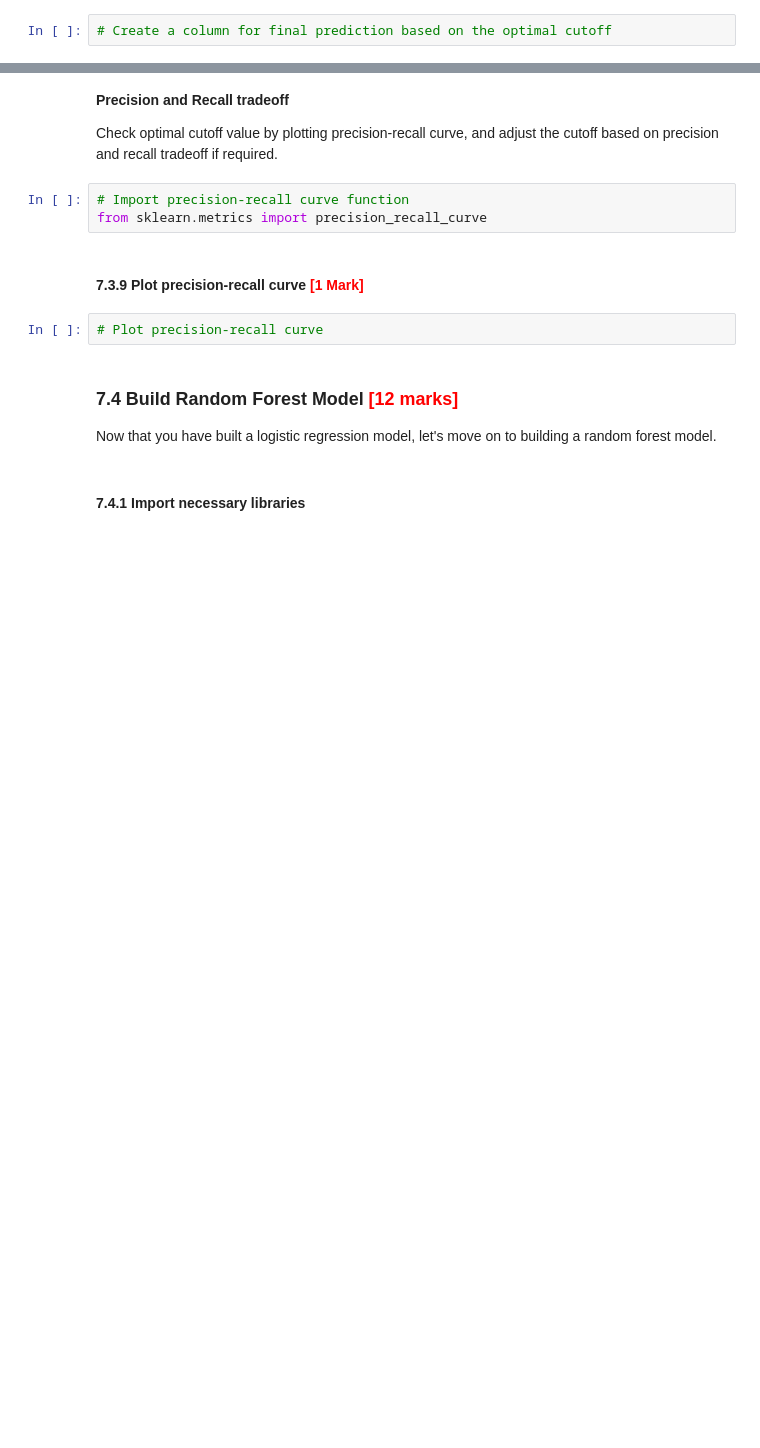
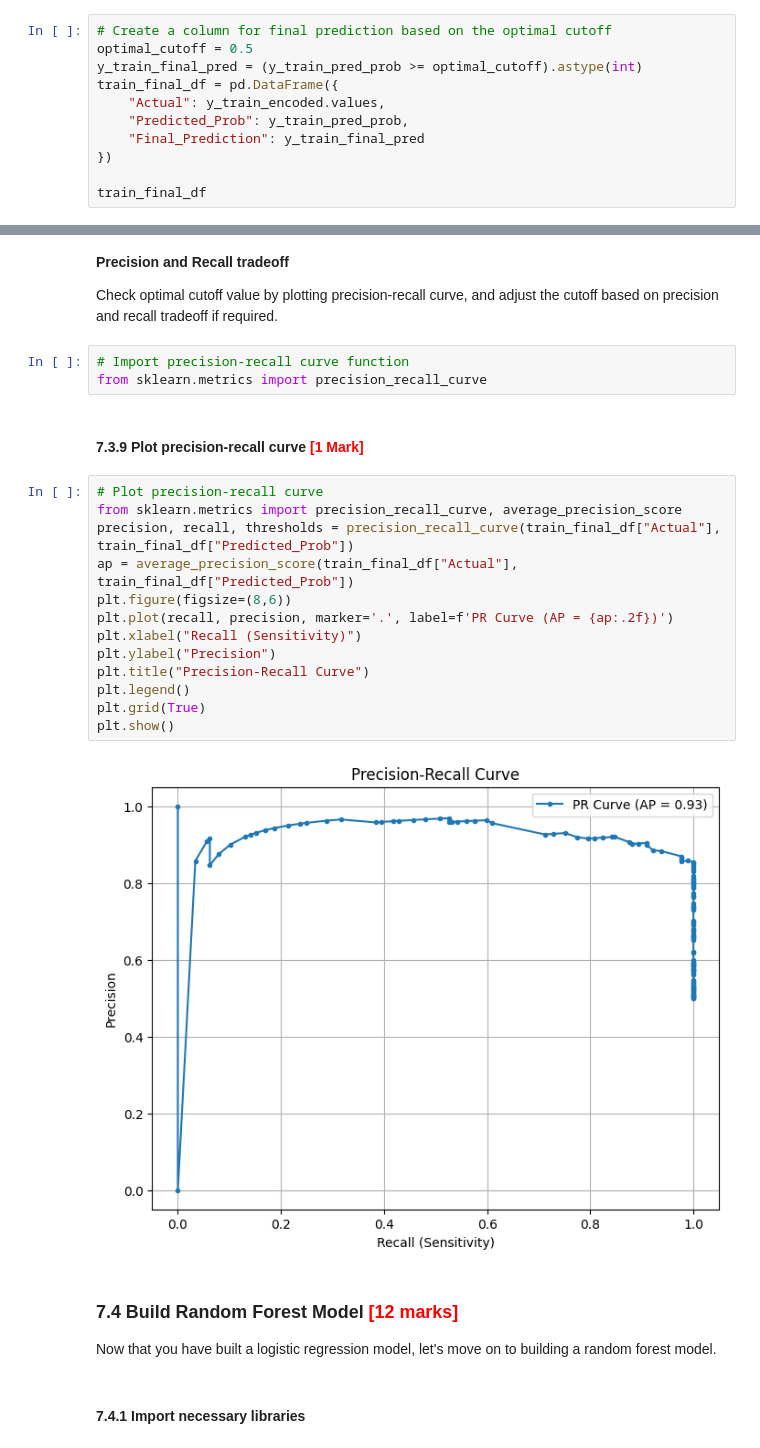
Before and after one commit to navyabhat98/Fraudulent_Insurance_Claim_Detection, a Jupyter notebook: Fraudulent_Insurance_Claim_Detection.ipynb, the cells around one changed output, grey strips where cells are left out. Cells and saved outputs as stored; diff of their text form; blank space fills up the shorter version.

```diff
--- a/Fraudulent_Insurance_Claim_Detection.ipynb
+++ b/Fraudulent_Insurance_Claim_Detection.ipynb
@@ -1177,2 +1418,11 @@ After analysing the area under the curve of the ROC, check the sensitivity and s
 # %%
 # Create a column for final prediction based on the optimal cutoff
+optimal_cutoff = 0.5
+y_train_final_pred = (y_train_pred_prob >= optimal_cutoff).astype(int)
+train_final_df = pd.DataFrame({
+    "Actual": y_train_encoded.values,
+    "Predicted_Prob": y_train_pred_prob,
+    "Final_Prediction": y_train_final_pred
+})
+
+train_final_df
@@ -1213,8 +1511,21 @@ Check optimal cutoff value by plotting precision-recall curve, and adjust the cu
 from sklearn.metrics import precision_recall_curve
 # %% [markdown]
 #### **7.3.9** Plot precision-recall curve <font color="red">[1 Mark]</font>
-# %%
-# Plot precision-recall curve
+# %%
+# Plot precision-recall curve
+from sklearn.metrics import precision_recall_curve, average_precision_score
+precision, recall, thresholds = precision_recall_curve(train_final_df["Actual"], train_final_df["Predicted_Prob"])
+ap = average_precision_score(train_final_df["Actual"], train_final_df["Predicted_Prob"])
+plt.figure(figsize=(8,6))
+plt.plot(recall, precision, marker='.', label=f'PR Curve (AP = {ap:.2f})')
+plt.xlabel("Recall (Sensitivity)")
+plt.ylabel("Precision")
+plt.title("Precision-Recall Curve")
+plt.legend()
+plt.grid(True)
+plt.show()
+# %% [output]
+[figure, added]
 # %% [markdown]
 ### **7.4 Build Random Forest Model** <font color = red>[12 marks]</font>
 Now that you have built a logistic regression model, let's move on to building a random forest model.
```
Also changed, not shown: parts of 51 cells of this notebook.
